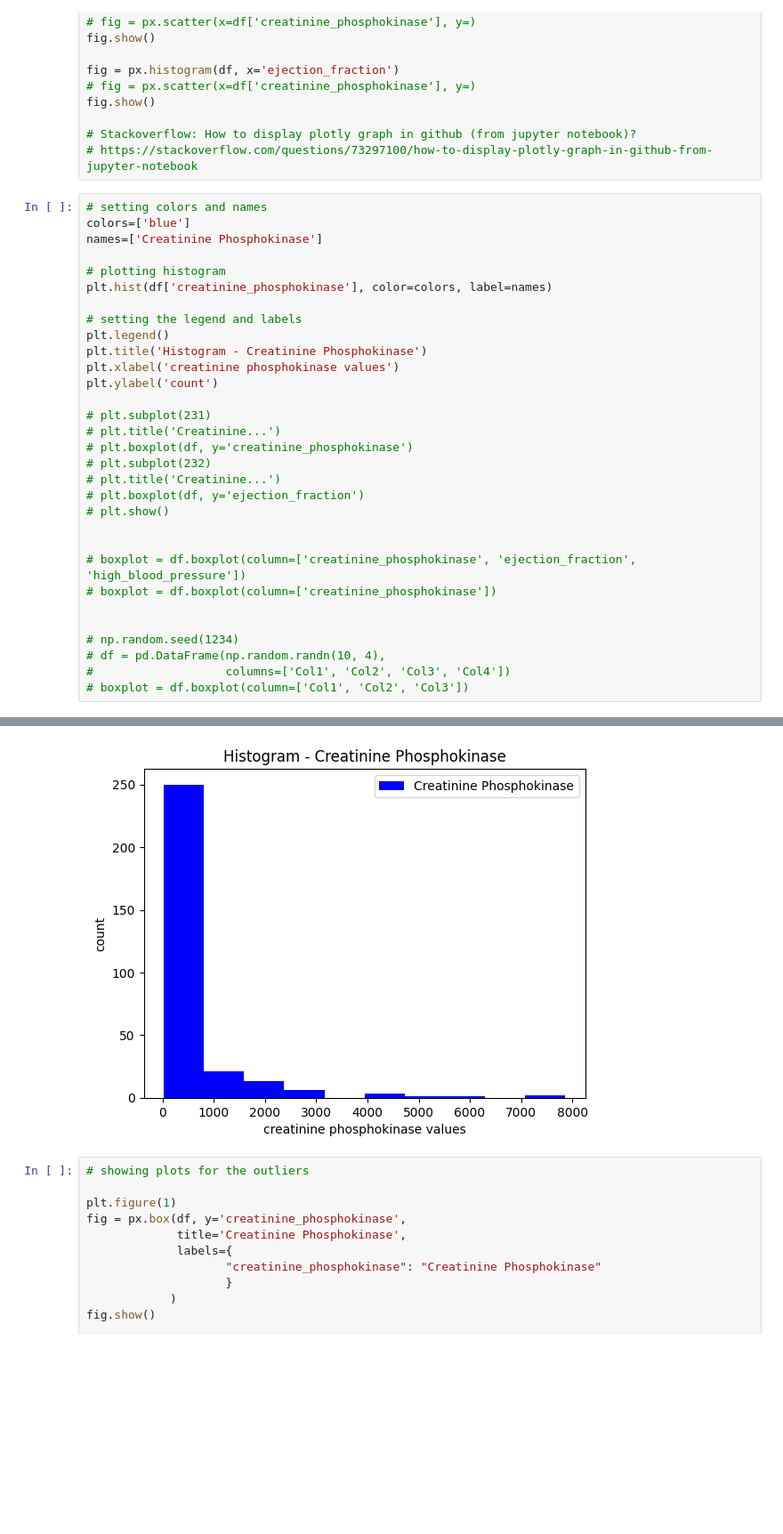
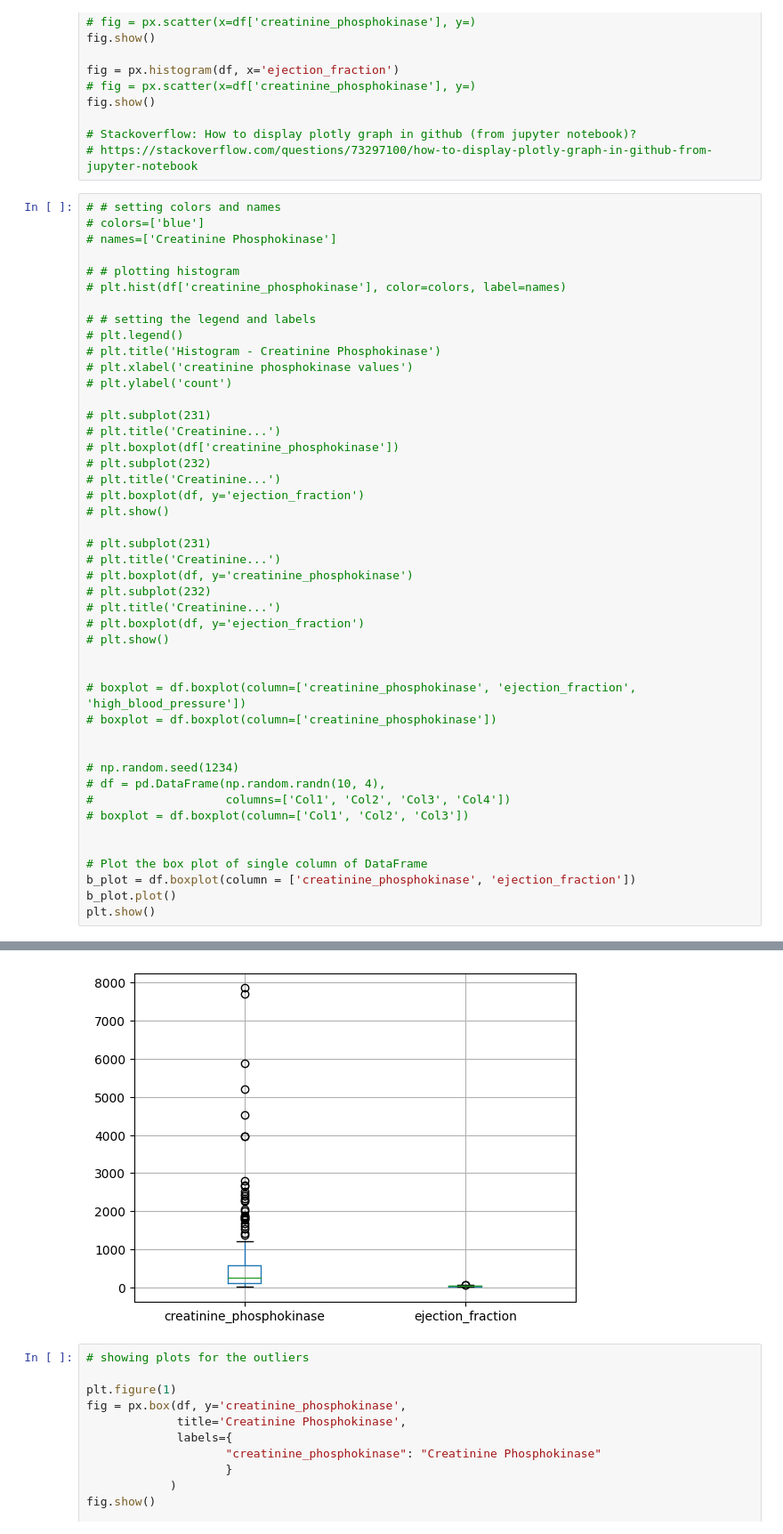
Before and after one commit to rubenscp/MO444-MC886-Tarefas, a Jupyter notebook: Tarefa 02/T2_Classical_Techniques.ipynb, the cells around one changed output, grey strips where cells are left out. Shown at 89% size. Saved outputs shown, nothing was run; the diff lists cells and outputs as text; blank space fills up the shorter version.

Commit message:
Updating notebbok with charts.

```diff
--- a/Tarefa 02/T2_Classical_Techniques.ipynb
+++ b/Tarefa 02/T2_Classical_Techniques.ipynb
@@ -101,18 +101,26 @@ fig.show()
 # Stackoverflow: How to display plotly graph in github (from jupyter notebook)?
 # https://stackoverflow.com/questions/73297100/how-to-display-plotly-graph-in-github-from-jupyter-notebook
 # %%
-# setting colors and names
-colors=['blue']
-names=['Creatinine Phosphokinase']
+# # setting colors and names
+# colors=['blue']
+# names=['Creatinine Phosphokinase']
 
-# plotting histogram
-plt.hist(df['creatinine_phosphokinase'], color=colors, label=names)
+# # plotting histogram
+# plt.hist(df['creatinine_phosphokinase'], color=colors, label=names)
 
-# setting the legend and labels
-plt.legend()
-plt.title('Histogram - Creatinine Phosphokinase')
-plt.xlabel('creatinine phosphokinase values')
-plt.ylabel('count')
+# # setting the legend and labels
+# plt.legend()
+# plt.title('Histogram - Creatinine Phosphokinase')
+# plt.xlabel('creatinine phosphokinase values')
+# plt.ylabel('count')
+
+# plt.subplot(231)
+# plt.title('Creatinine...')
+# plt.boxplot(df['creatinine_phosphokinase'])
+# plt.subplot(232)
+# plt.title('Creatinine...')
+# plt.boxplot(df, y='ejection_fraction')
+# plt.show()
 
 # plt.subplot(231)
 # plt.title('Creatinine...')
@@ -131,4 +139,10 @@ plt.ylabel('count')
 # df = pd.DataFrame(np.random.randn(10, 4),
 #                   columns=['Col1', 'Col2', 'Col3', 'Col4'])
 # boxplot = df.boxplot(column=['Col1', 'Col2', 'Col3'])
+
+
+# Plot the box plot of single column of DataFrame
+b_plot = df.boxplot(column = ['creatinine_phosphokinase', 'ejection_fraction'])
+b_plot.plot()
+plt.show()
 # %% [output]
@@ -136,4 +149,4 @@ Text(0, 0.5, 'count')
-[figure, old version]
+[figure, new version]
 # %%
 # showing plots for the outliers
 
```
Also changed, not shown: parts of 1 cell of this notebook.
